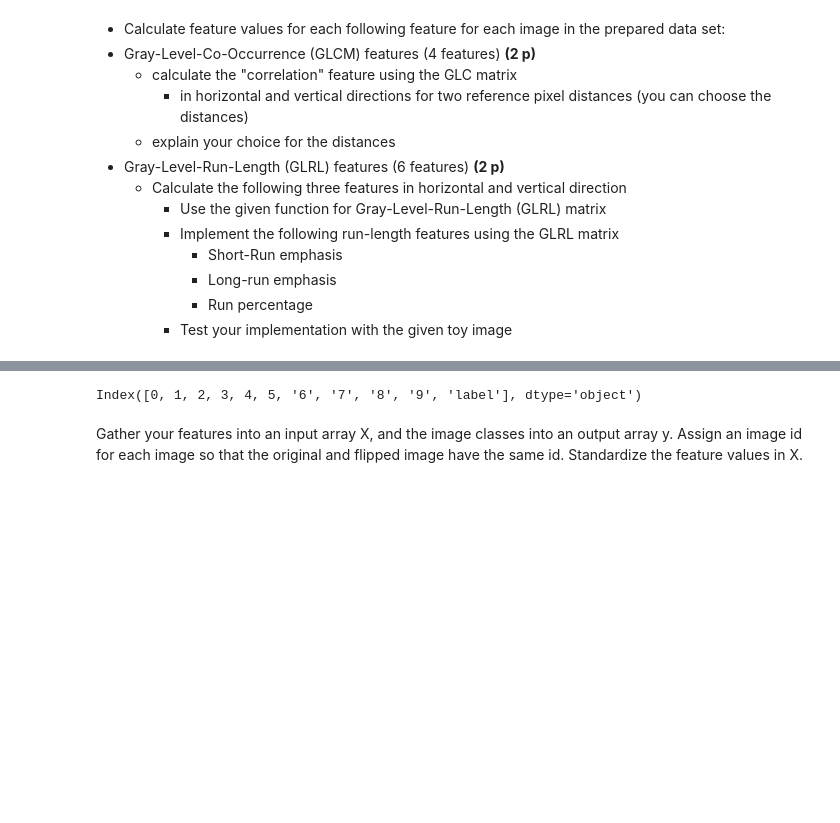
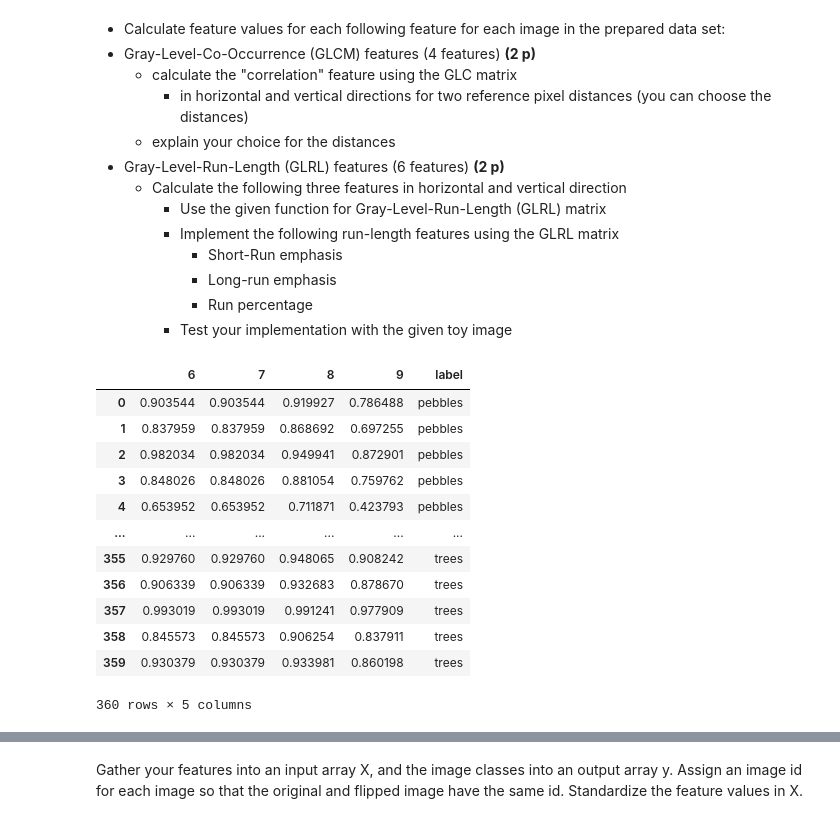
Before and after one commit to shulkkonen/image_classification_pipeline, a Jupyter notebook: Image_classification_pipeline.ipynb, the cells around one changed output, grey strips where cells are left out. Saved outputs shown, nothing was run; the diff lists cells and outputs as text; code cells hidden in the pictures; blank space fills up the shorter version.

```diff
--- a/Image_classification_pipeline.ipynb
+++ b/Image_classification_pipeline.ipynb
@@ -274,6 +282,22 @@ tree_gray_df = make_df(tree_gray_features, 'trees')
 
 gray_data = pd.concat([pebble_gray_df, sky_gray_df, tree_gray_df])
 gray_data = gray_data.reset_index(drop=True)
+# %%
+gray_data
+# %% [output]
+|  | 6 | 7 | 8 | 9 | label |
+| 0 | 0.903544 | 0.903544 | 0.919927 | 0.786488 | pebbles |
+| 1 | 0.837959 | 0.837959 | 0.868692 | 0.697255 | pebbles |
+| 2 | 0.982034 | 0.982034 | 0.949941 | 0.872901 | pebbles |
+| 3 | 0.848026 | 0.848026 | 0.881054 | 0.759762 | pebbles |
+| 4 | 0.653952 | 0.653952 | 0.711871 | 0.423793 | pebbles |
+| ... | ... | ... | ... | ... | ... |
+| 355 | 0.929760 | 0.929760 | 0.948065 | 0.908242 | trees |
+| 356 | 0.906339 | 0.906339 | 0.932683 | 0.878670 | trees |
+| 357 | 0.993019 | 0.993019 | 0.991241 | 0.977909 | trees |
+| 358 | 0.845573 | 0.845573 | 0.906254 | 0.837911 | trees |
+| 359 | 0.930379 | 0.930379 | 0.933981 | 0.860198 | trees |
+360 rows × 5 columns
 # %%
 all_data = rgb_data.join(gray_data, lsuffix="_left")
 # %%
@@ -294,10 +318,6 @@ all_data
 | 358 | 0.297977 | 0.270303 | 0.218379 | 0.041833 | 0.043995 | 0.044219 | 0.845573 | 0.845573 | 0.906254 | 0.837911 | trees |
 | 359 | 0.399372 | 0.445149 | 0.406216 | 0.055329 | 0.092780 | 0.135102 | 0.930379 | 0.930379 | 0.933981 | 0.860198 | trees |
 360 rows × 11 columns
-# %%
-all_data.columns
-# %% [output]
-Index([0, 1, 2, 3, 4, 5, '6', '7', '8', '9', 'label'], dtype='object')
 # %%
 all_data = shuffle(all_data)
 all_data = all_data.reset_index(drop=True)
```
Also changed, not shown: parts of 26 cells of this notebook.
